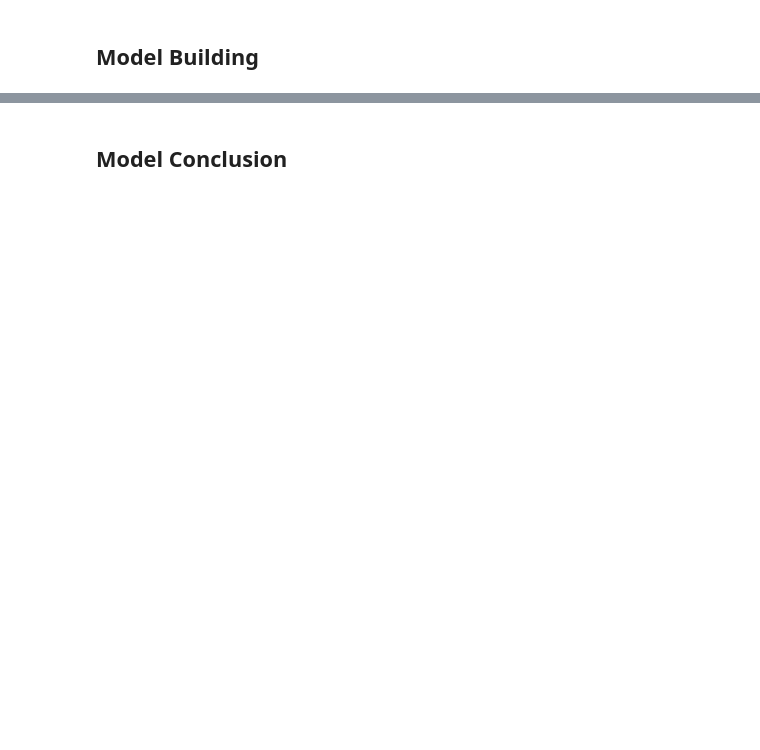
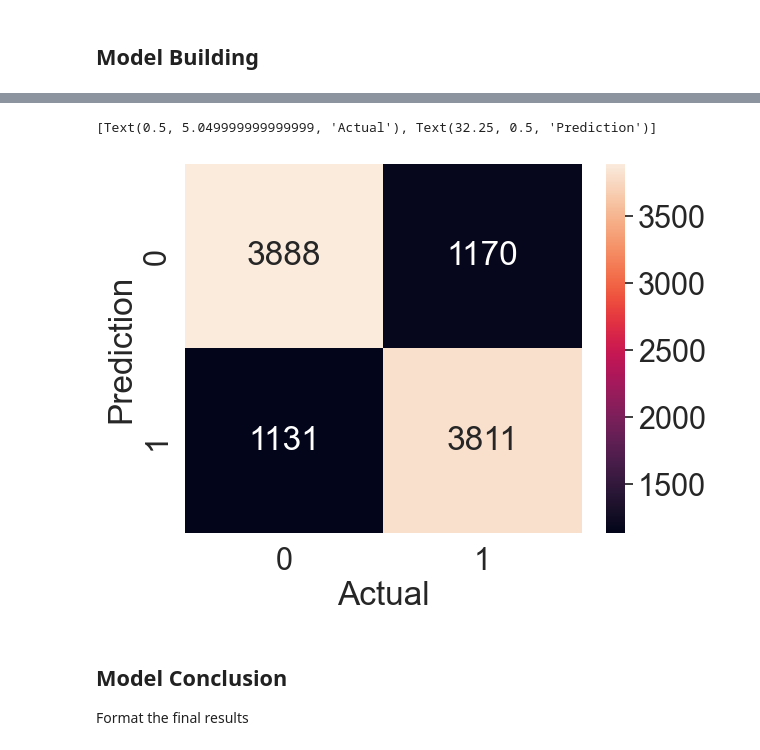
Before and after one commit to xuwenyihust/Machine-Learning, a Jupyter notebook: app-behaviors-analysis/app-behaviors-analysis.ipynb, the cells around one changed output, grey strips where cells are left out. Cells and saved outputs as stored; diff of their text form; code cells hidden in the pictures; blank space fills up the shorter version.

```diff
--- a/app-behaviors-analysis/app-behaviors-analysis.ipynb
+++ b/app-behaviors-analysis/app-behaviors-analysis.ipynb
@@ -457,2 +523,10 @@ LogisticRegression does not accept missing values encoded as NaN natively. For s
+# %%
+ax_l1 = sn.heatmap(cm_l1, annot=True, fmt="d")
+ax_l1.set(xlabel='Actual', ylabel='Prediction')
+# %% [output]
+[Text(0.5, 5.049999999999999, 'Actual'), Text(32.25, 0.5, 'Prediction')]
+[figure, added]
 # %% [markdown]
 ## Model Conclusion
+
+Format the final results
```
Also changed, not shown: parts of 37 cells of this notebook.
